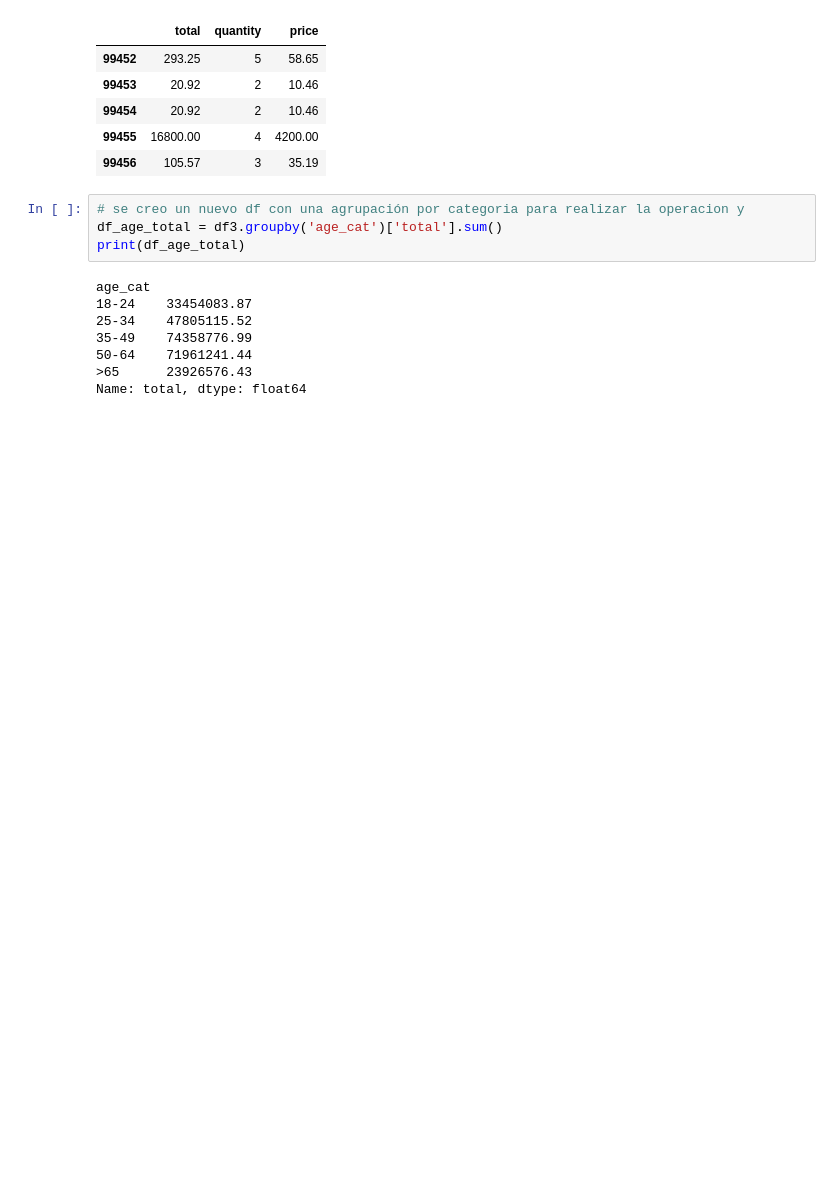
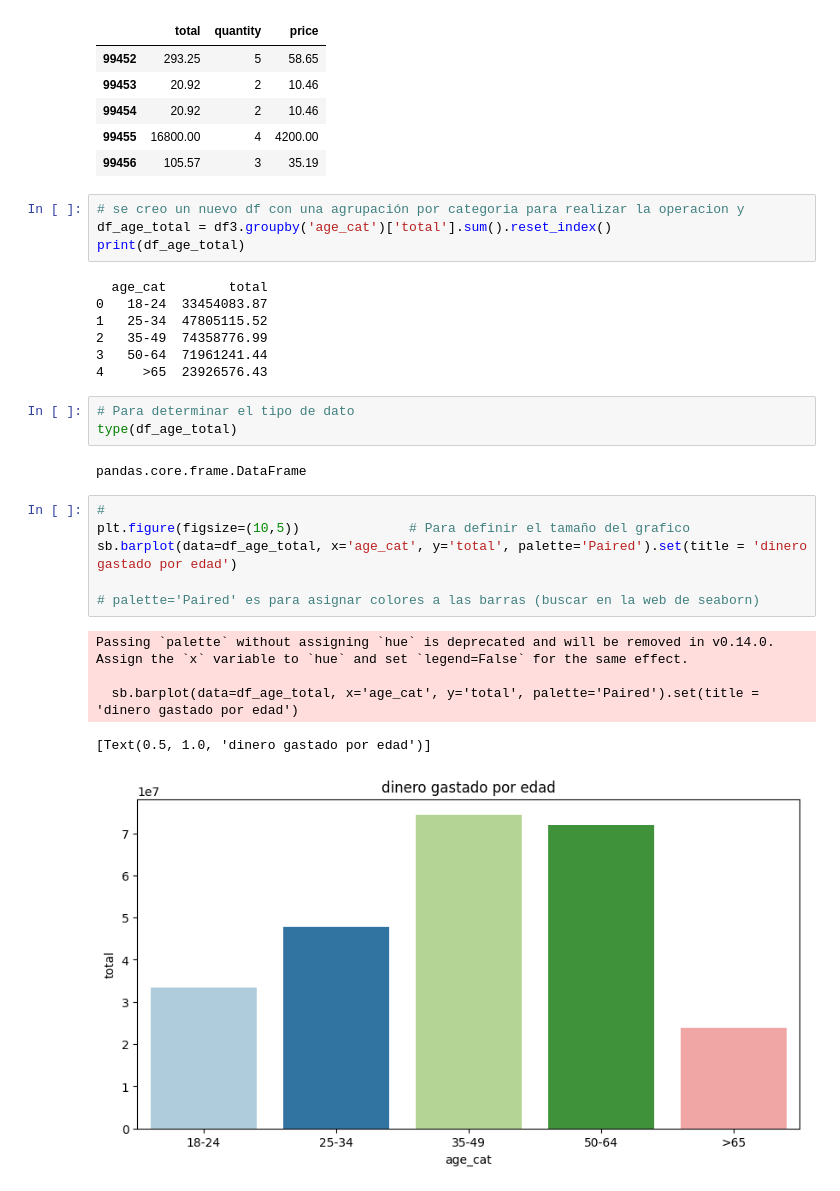
Before and after one commit to wvita1975/analisis_retail, a Jupyter notebook: retail.ipynb, the cells around one changed output. Saved outputs shown, nothing was run; the diff lists cells and outputs as text; blank space fills up the shorter version.

```diff
--- a/retail.ipynb
+++ b/retail.ipynb
@@ -228,16 +273,32 @@ df3[['total', 'quantity', 'price']].tail()
 | 99456 | 105.57 | 3 | 35.19 |
 # %%
 # se creo un nuevo df con una agrupación por categoria para realizar la operacion y
-df_age_total = df3.groupby('age_cat')['total'].sum()
+df_age_total = df3.groupby('age_cat')['total'].sum().reset_index()
 print(df_age_total)
 # %% [output]
-age_cat
-18-24    33454083.87
-25-34    47805115.52
-35-49    74358776.99
-50-64    71961241.44
->65      23926576.43
-Name: total, dtype: float64
+  age_cat        total
+0   18-24  33454083.87
+1   25-34  47805115.52
+2   35-49  74358776.99
+3   50-64  71961241.44
+4     >65  23926576.43
+# %%
+# Para determinar el tipo de dato
+type(df_age_total)
+# %% [output]
+pandas.core.frame.DataFrame
+# %%
+#
+plt.figure(figsize=(10,5))              # Para definir el tamaño del grafico
+sb.barplot(data=df_age_total, x='age_cat', y='total', palette='Paired').set(title = 'dinero gastado por edad')
+
+# palette='Paired' es para asignar colores a las barras (buscar en la web de seaborn)
+# %% [output]
+Passing `palette` without assigning `hue` is deprecated and will be removed in v0.14.0. Assign the `x` variable to `hue` and set `legend=False` for the same effect.
+
+  sb.barplot(data=df_age_total, x='age_cat', y='total', palette='Paired').set(title = 'dinero gastado por edad')
+[Text(0.5, 1.0, 'dinero gastado por edad')]
+[figure, added]
 # %%
 # Plot
 df_age_total.plot()
```
Also changed, not shown: parts of 20 cells of this notebook.
